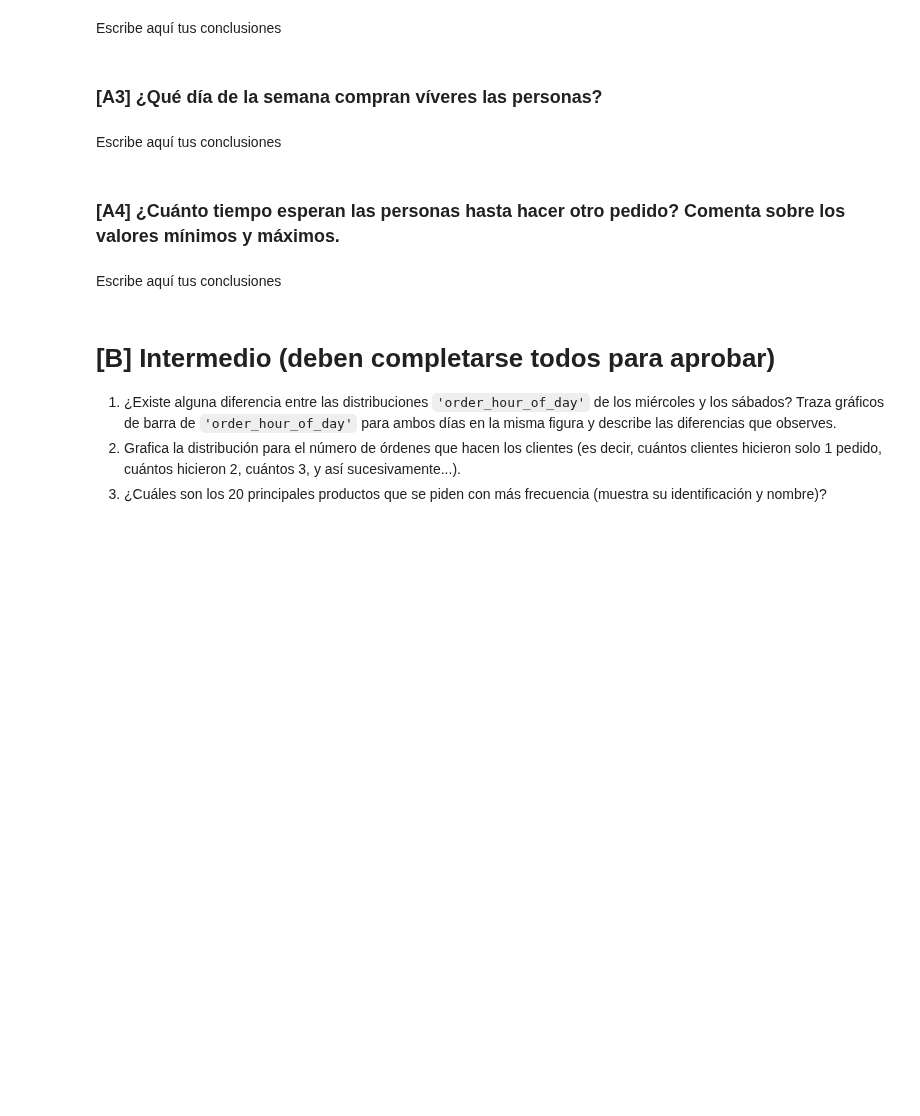
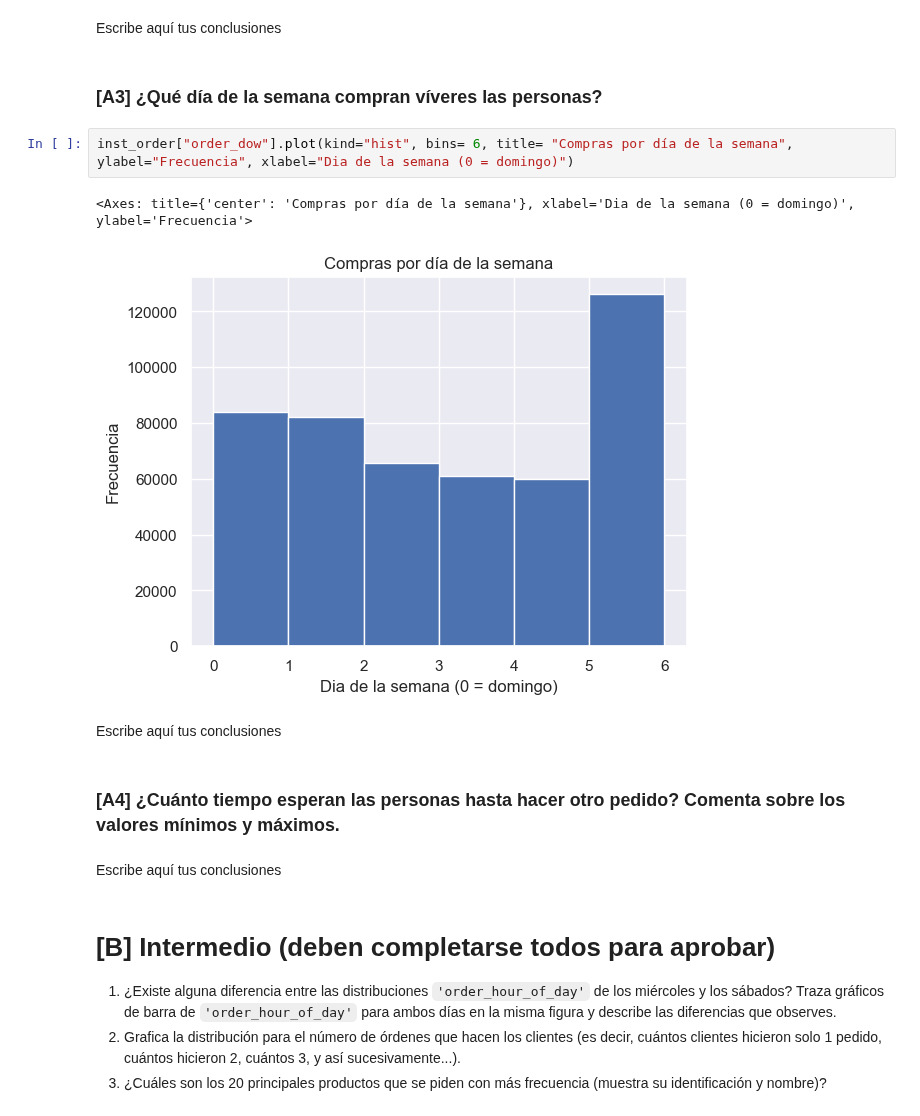
Before and after one commit to hukitan/tripleten, a Jupyter notebook: Proyectos_en_desarrollo/proyecto4/proyecto_4.ipynb, the cells around one changed output. Saved outputs shown, nothing was run; the diff lists cells and outputs as text; blank space fills up the shorter version.

```diff
--- a/Proyectos_en_desarrollo/proyecto4/proyecto_4.ipynb
+++ b/Proyectos_en_desarrollo/proyecto4/proyecto_4.ipynb
@@ -317,6 +563,11 @@ sn.set()
 Escribe aquí tus conclusiones
 # %% [markdown]
 ### [A3] ¿Qué día de la semana compran víveres las personas?
+# %%
+inst_order["order_dow"].plot(kind="hist", bins= 6, title= "Compras por día de la semana", ylabel="Frecuencia", xlabel="Dia de la semana (0 = domingo)")
+# %% [output]
+<Axes: title={'center': 'Compras por día de la semana'}, xlabel='Dia de la semana (0 = domingo)', ylabel='Frecuencia'>
+[figure, added]
 # %% [markdown]
 Escribe aquí tus conclusiones
 # %% [markdown]
```
Also changed, not shown: parts of 34 cells of this notebook.
